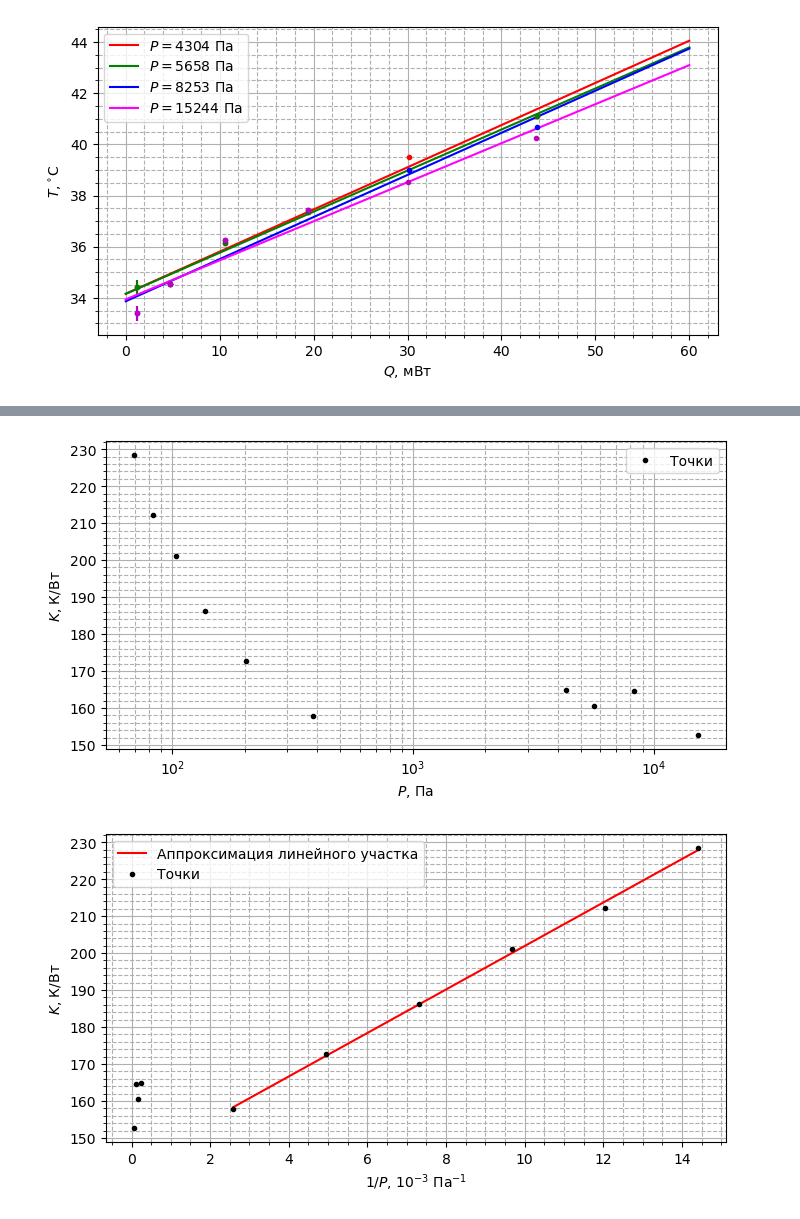
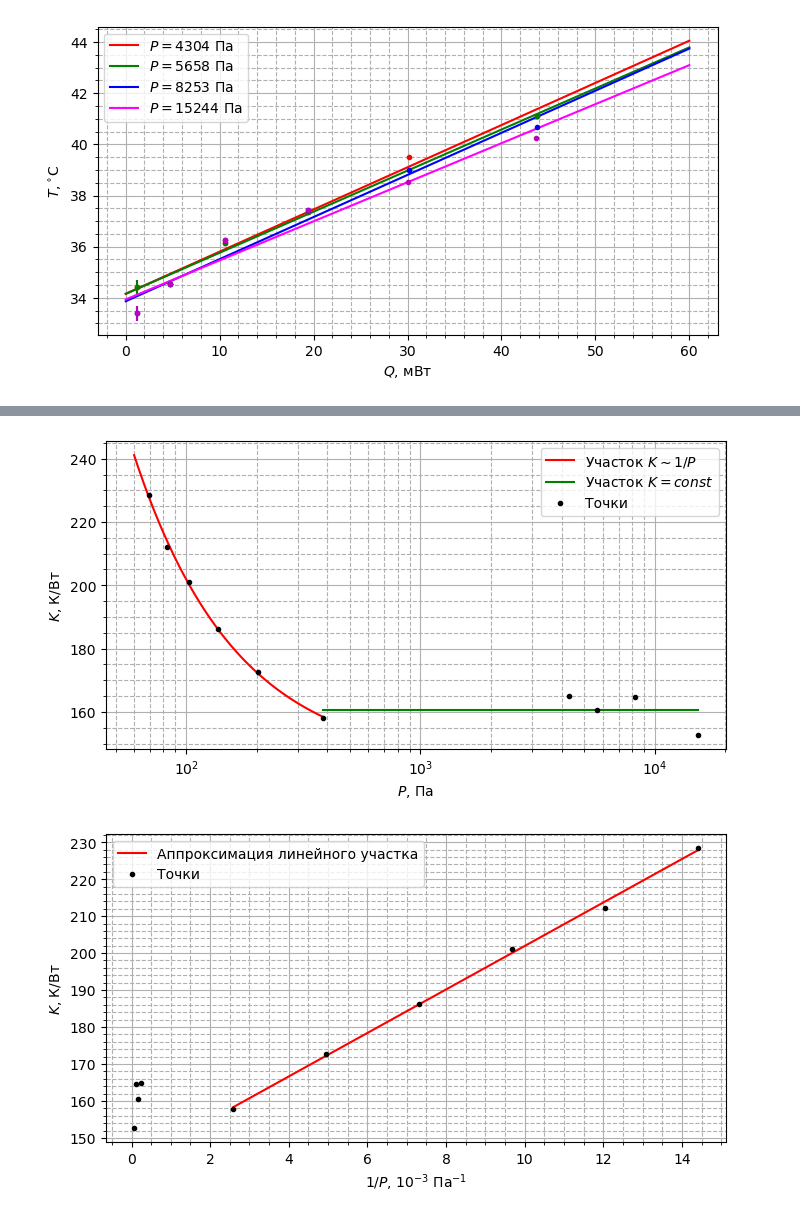
Before and after one commit to victorbaldin56/phys_vpv, a Jupyter notebook: 2_sem/calc.ipynb, the cells around one changed output, grey strips where cells are left out. Drawn from its saved outputs; the diff is of its cells as text; code cells hidden in the pictures.

```diff
--- a/2_sem/calc.ipynb
+++ b/2_sem/calc.ipynb
@@ -23,7 +23,7 @@ def fit(f, par, x, y):
     def err(par, x_, y_):
         y1 = f(par, x_)
         return np.sum((y1-y_)**2)
-    return minimize(err, [par], args=(x, y)).x[0]
+    return minimize(err, par, args=(x, y)).x
 # %%
 def latex_tab(df, caption):
     tab = df.to_latex(float_format='%.3f',
@@ -176,20 +206,33 @@ k_all = k_low + k_high
 # %%
-for i in range(len(k_all)):
-    k_all[i] *= 1e3
+x_ax = np.linspace(60, press[5], 10000)
+
+def f(par, x):
+    return par[0] + par[1] / x
+
+par = [0] * 2
+par = fit(f, par, press[:6], k_all[:6])
+
+mean = np.mean(k_all[6:])
 
 plt.figure(figsize=FIGSIZE)
 plt.minorticks_on()
 plt.xscale('log')
+
 plt.errorbar(press, k_all, fmt='k.', label='Точки')
+plt.plot(x_ax, f(par, x_ax), label='Участок $K\\sim 1/P$', color='red')
+
+x_ax = np.linspace(press[5], max(press), 1000)
+plt.plot(x_ax, [mean] * len(x_ax), label='Участок $K=const$', color='green')
+
 plt.xlabel('$P$, Па')
 plt.ylabel('$K$, К/Вт')
 plt.legend()
 
 plt.grid(which='major')
 plt.grid(which='minor', linestyle='--')
 plt.savefig('graphs/KP.pdf')
 # %% [output]
-[figure, old version]
+[figure, new version]
 # %%
 plt.figure(figsize=FIGSIZE)
 plt.minorticks_on()
```
Also changed, not shown: parts of 3 cells of this notebook, 8 other files.
